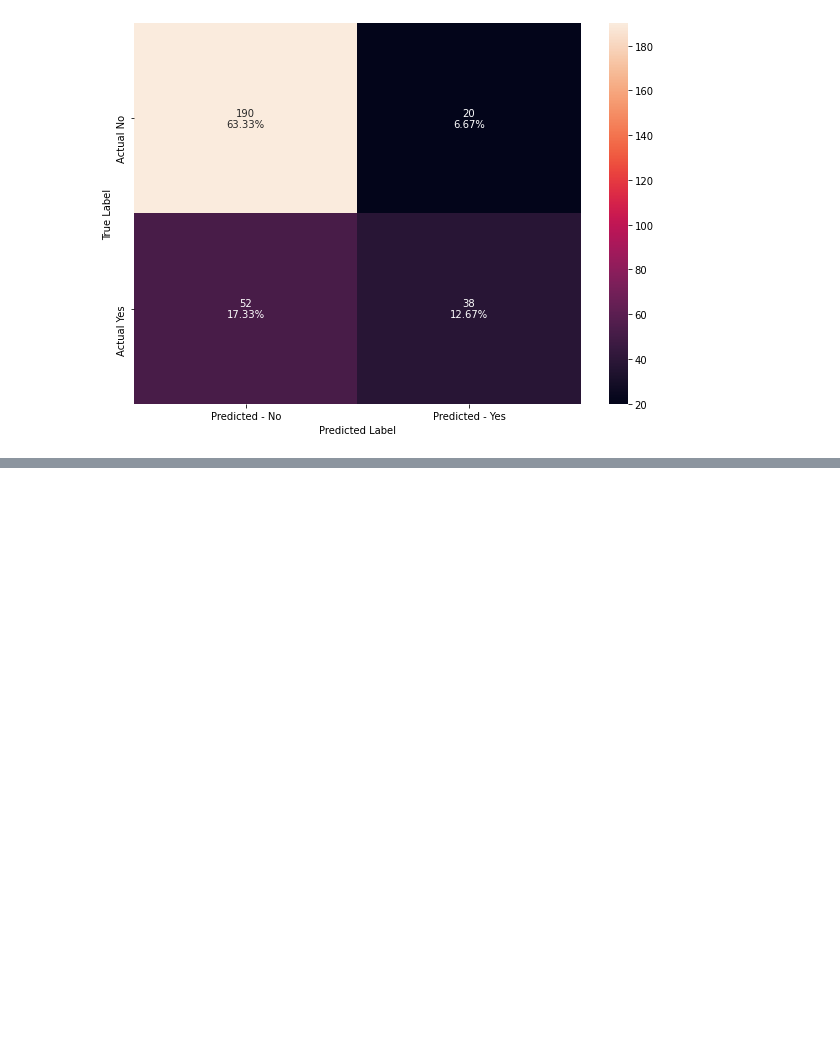
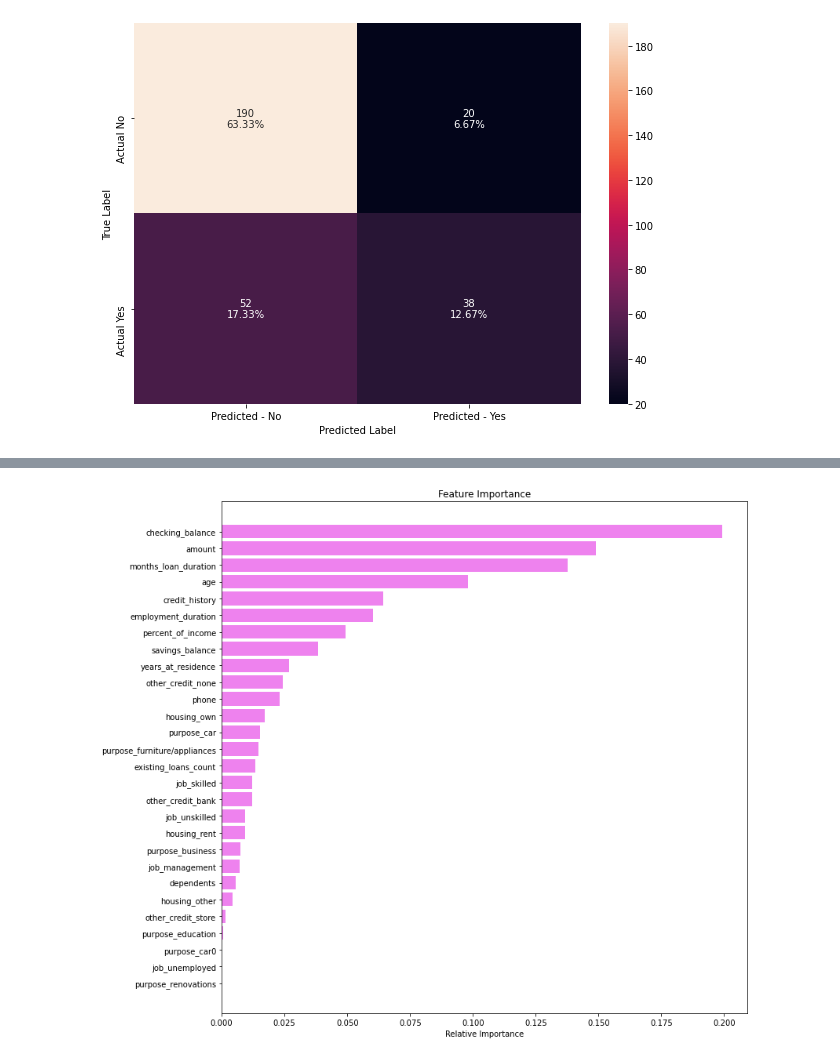
Before and after one commit to lavmot-ms/PG-AIML, a Jupyter notebook: prework/Ensemble Techniques.ipynb, the cells around one changed output, grey strips where cells are left out. Cells and saved outputs as stored; diff of their text form; code cells hidden in the pictures; blank space fills up the shorter version.

```diff
--- a/prework/Ensemble Techniques.ipynb
+++ b/prework/Ensemble Techniques.ipynb
@@ -368,0 +360,4 @@ for model in models:
+# %%
+DisplayImportanceChart(randomForest_weightedScore_model)
+# %% [output]
+[figure, added]
```
Also changed, not shown: parts of 12 cells of this notebook.
